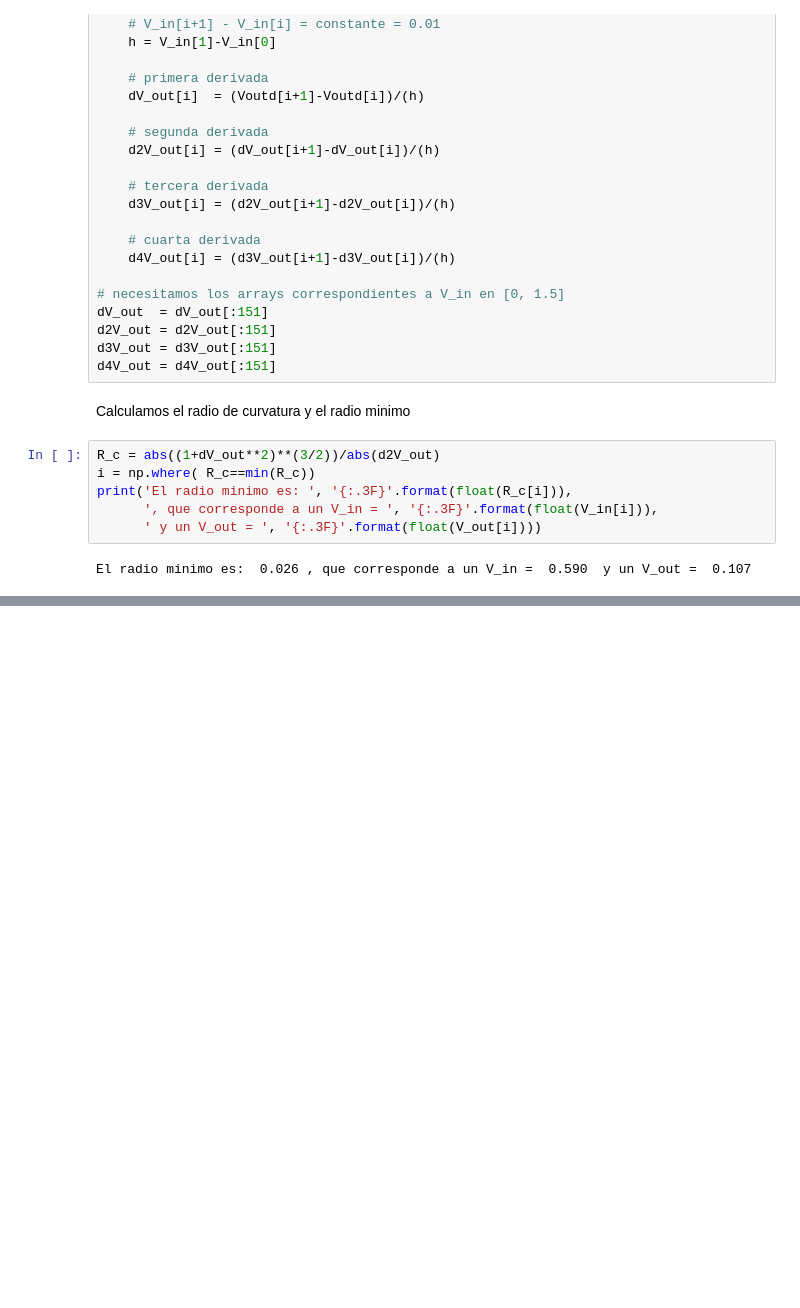
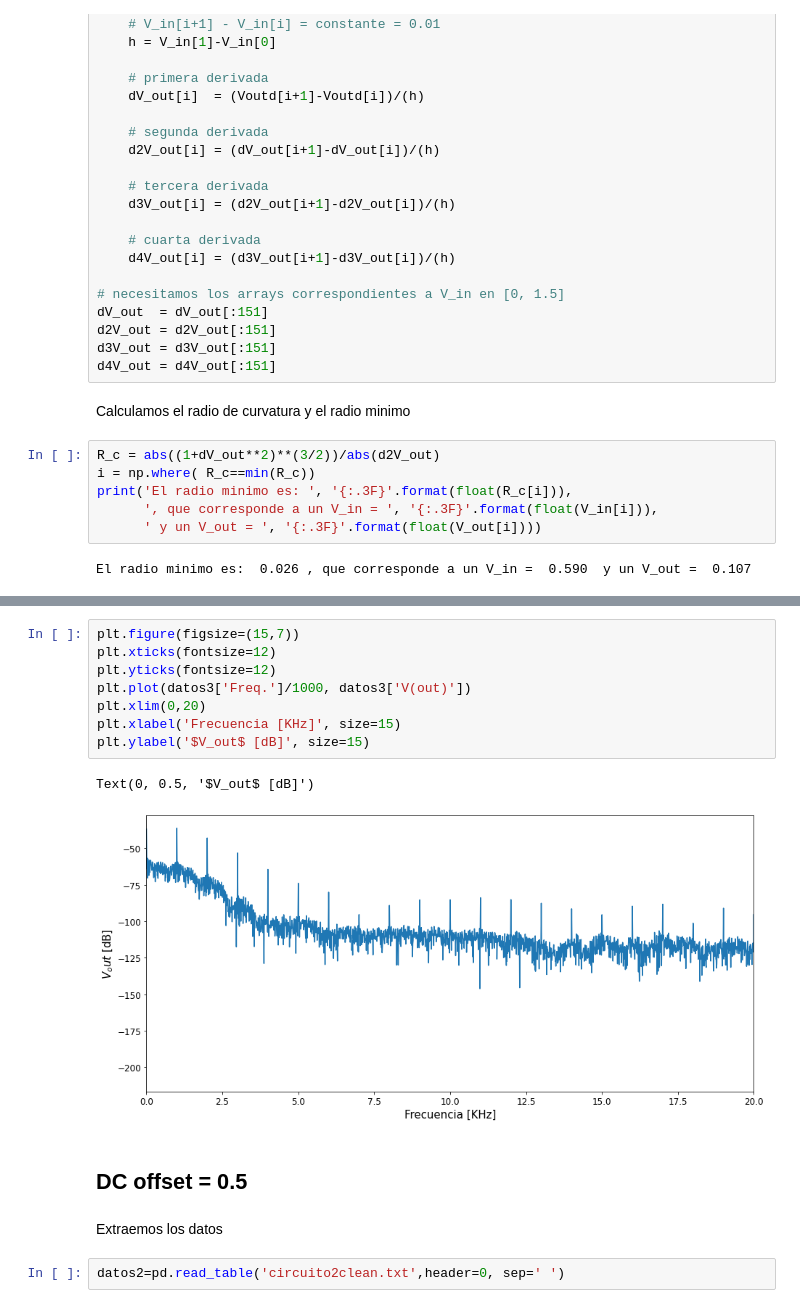
Before and after one commit to vecheto/astro_experimental, a Jupyter notebook: Tarea 3/codigo.ipynb, the cells around one changed output, grey strips where cells are left out. Drawn from its saved outputs; the diff is of its cells as text; blank space fills up the shorter version.

```diff
--- a/Tarea 3/codigo.ipynb
+++ b/Tarea 3/codigo.ipynb
@@ -182,0 +201,17 @@ El radio minimo es:  0.026 , que corresponde a un V_in =  0.590  y un V_out =  0
+# %%
+plt.figure(figsize=(15,7))
+plt.xticks(fontsize=12)
+plt.yticks(fontsize=12)
+plt.plot(datos3['Freq.']/1000, datos3['V(out)'])
+plt.xlim(0,20)
+plt.xlabel('Frecuencia [KHz]', size=15)
+plt.ylabel('$V_out$ [dB]', size=15)
+# %% [output]
+Text(0, 0.5, '$V_out$ [dB]')
+[figure, added]
+# %% [markdown]
+## DC offset = 0.5
+# %% [markdown]
+Extraemos los datos
+# %%
+datos2=pd.read_table('circuito2clean.txt',header=0, sep=' ')
```
Also changed, not shown: parts of 20 cells of this notebook, 14 other files.
